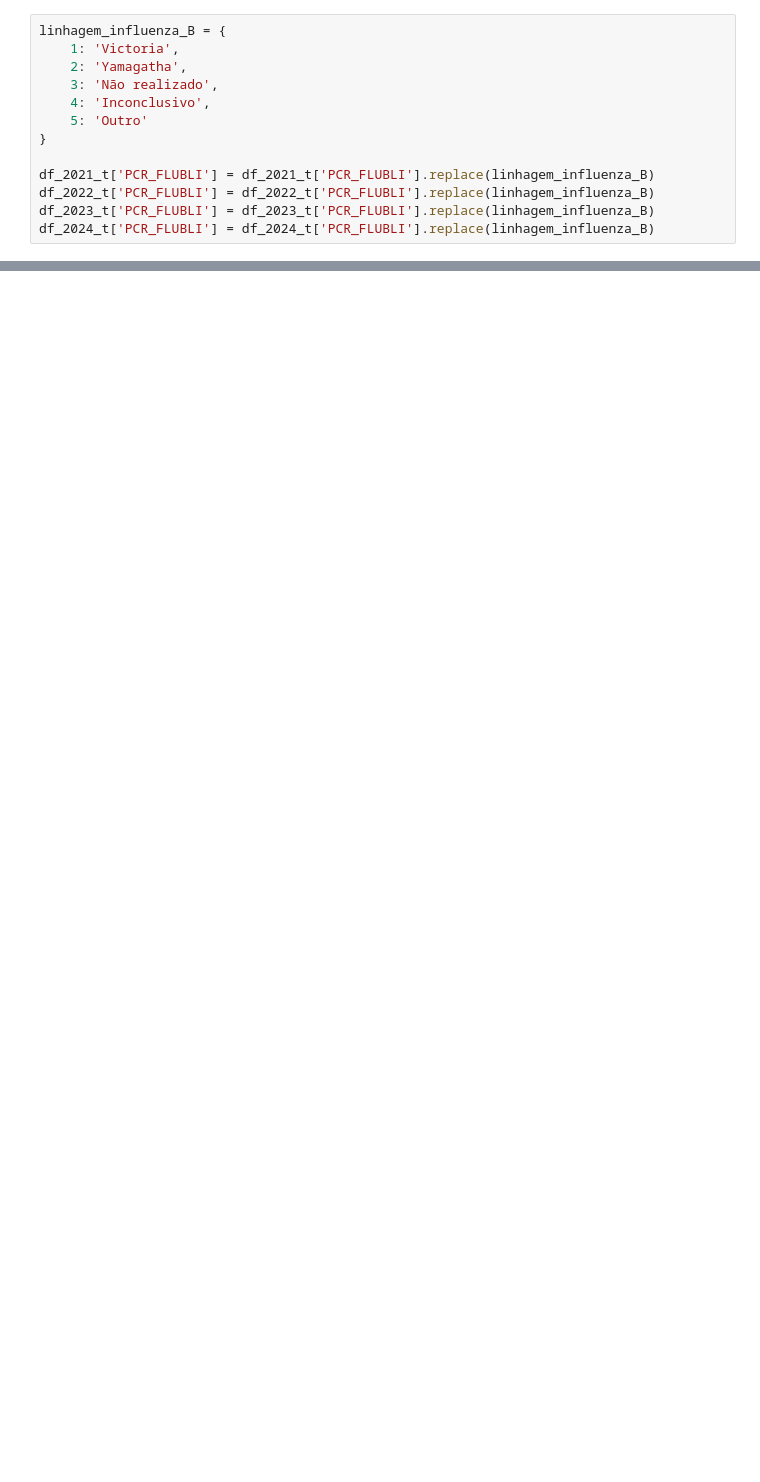
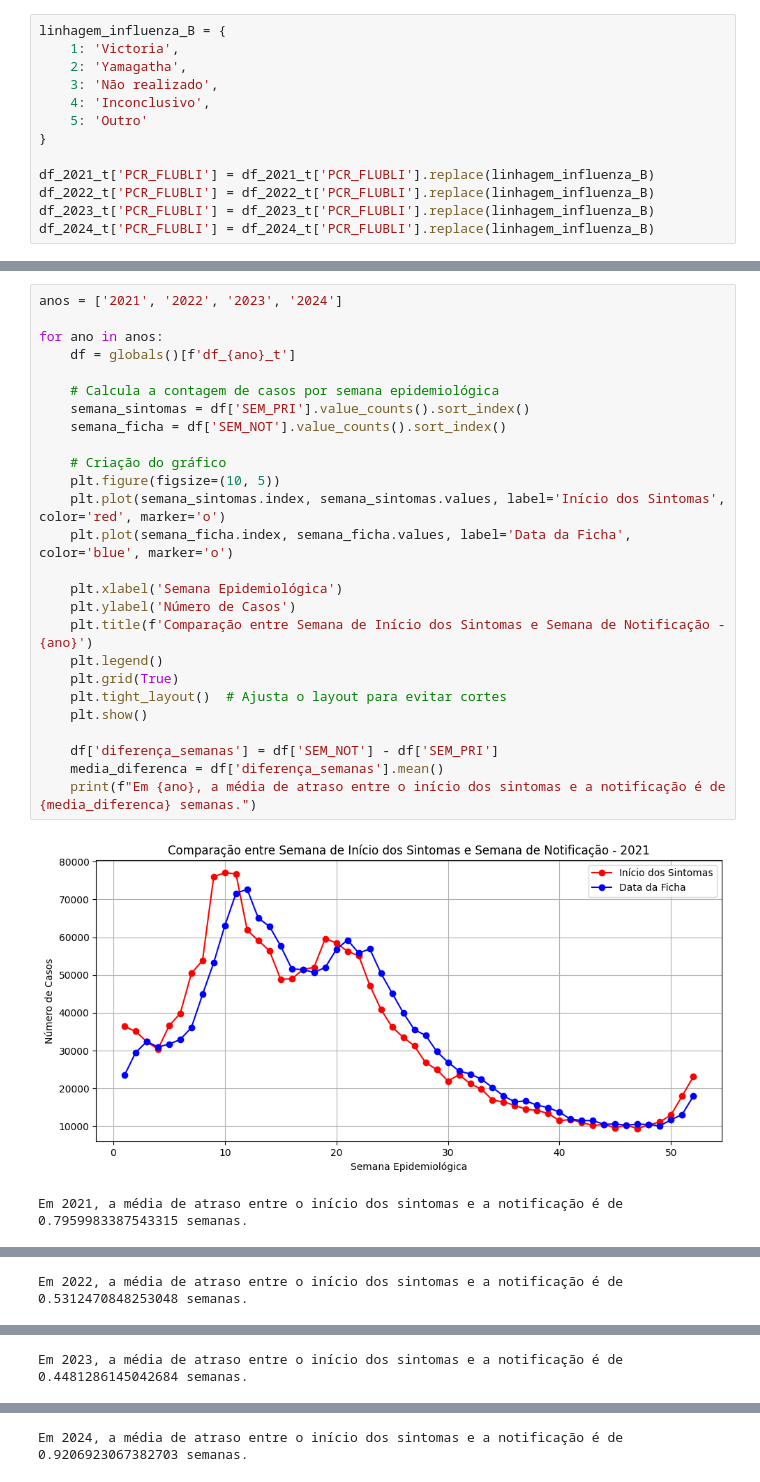
Before and after one commit to Lpins01/Projeto-Analise-de-Dados-SRAG-2021---2024-, a Jupyter notebook: notebook.ipynb, the cells around one changed output, grey strips where cells are left out. Cells and saved outputs as stored; diff of their text form; blank space fills up the shorter version.

```diff
--- a/notebook.ipynb
+++ b/notebook.ipynb
@@ -770,0 +813,29 @@ array([nan, 'Não realizado', 'Inconclusivo', 'Yamagatha', 'Outro'],
+# %%
+anos = ['2021', '2022', '2023', '2024']
+
+for ano in anos:
+    df = globals()[f'df_{ano}_t']
+
+    # Calcula a contagem de casos por semana epidemiológica
+    semana_sintomas = df['SEM_PRI'].value_counts().sort_index()
+    semana_ficha = df['SEM_NOT'].value_counts().sort_index()
+
+    # Criação do gráfico
+    plt.figure(figsize=(10, 5))
+    plt.plot(semana_sintomas.index, semana_sintomas.values, label='Início dos Sintomas', color='red', marker='o')
+    plt.plot(semana_ficha.index, semana_ficha.values, label='Data da Ficha', color='blue', marker='o')
+
+    plt.xlabel('Semana Epidemiológica')
+    plt.ylabel('Número de Casos')
+    plt.title(f'Comparação entre Semana de Início dos Sintomas e Semana de Notificação - {ano}')
+    plt.legend()
+    plt.grid(True)
+    plt.tight_layout()  # Ajusta o layout para evitar cortes
+    plt.show()
+
+    df['diferença_semanas'] = df['SEM_NOT'] - df['SEM_PRI']
+    media_diferenca = df['diferença_semanas'].mean()
+    print(f"Em {ano}, a média de atraso entre o início dos sintomas e a notificação é de {media_diferenca} semanas.")
+# %% [output]
+[figure, added]
+Em 2021, a média de atraso entre o início dos sintomas e a notificação é de 0.7959983387543315 semanas.
@@ -770,0 +843 @@ array([nan, 'Não realizado', 'Inconclusivo', 'Yamagatha', 'Outro'],
+Em 2022, a média de atraso entre o início dos sintomas e a notificação é de 0.5312470848253048 semanas.
@@ -770,0 +845 @@ array([nan, 'Não realizado', 'Inconclusivo', 'Yamagatha', 'Outro'],
+Em 2023, a média de atraso entre o início dos sintomas e a notificação é de 0.4481286145042684 semanas.
@@ -770,0 +847 @@ array([nan, 'Não realizado', 'Inconclusivo', 'Yamagatha', 'Outro'],
+Em 2024, a média de atraso entre o início dos sintomas e a notificação é de 0.9206923067382703 semanas.
```
Also changed, not shown: parts of 48 cells of this notebook, 2 other files.
